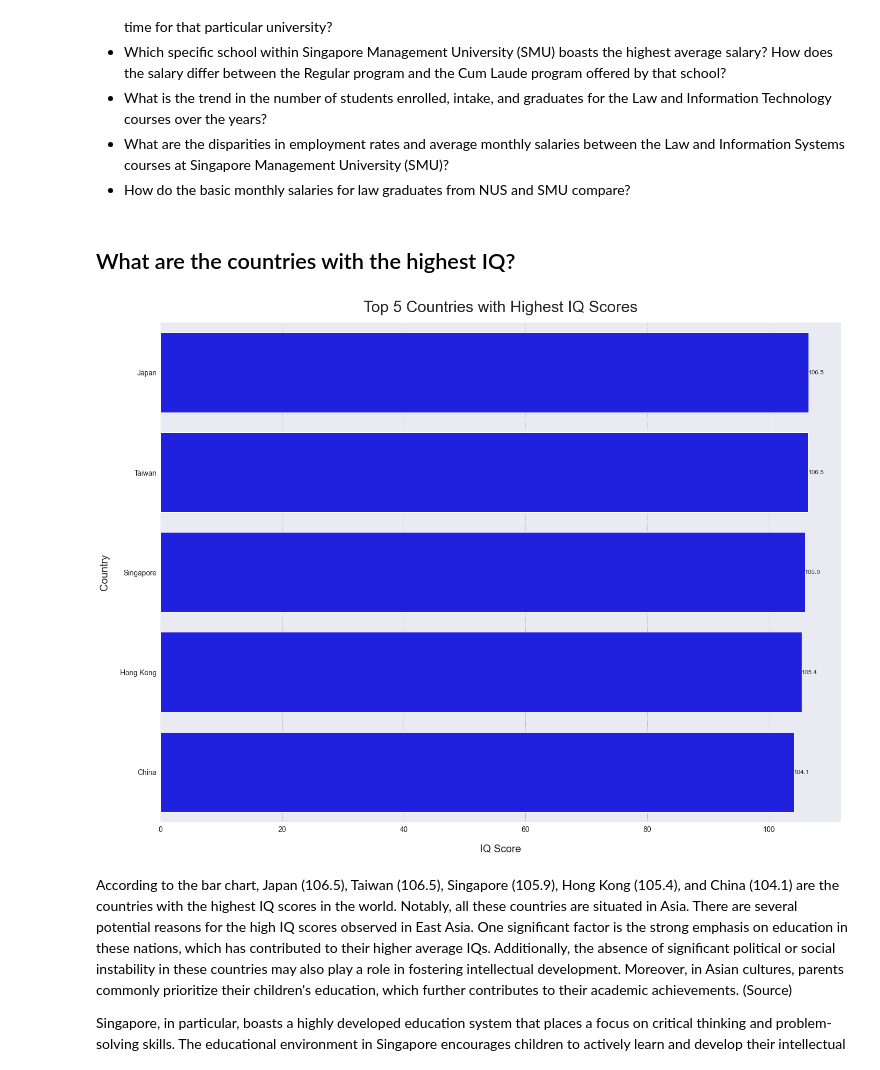
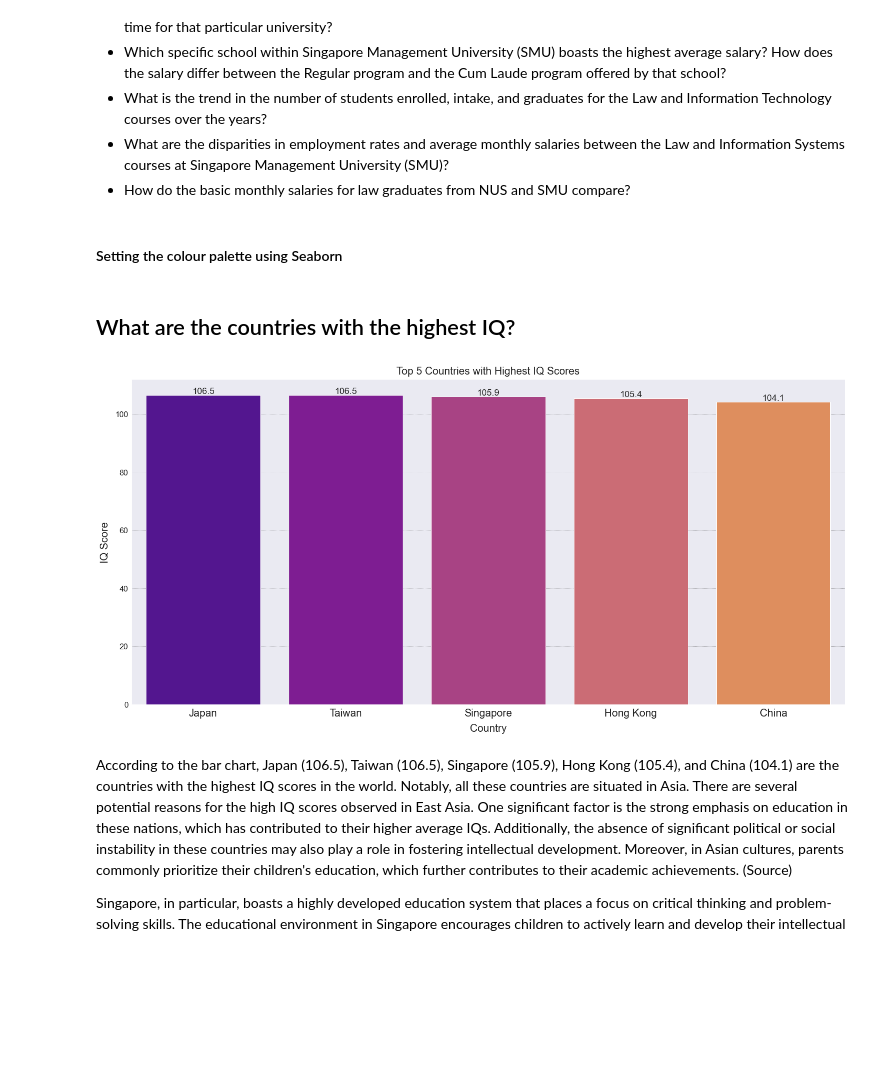
Before and after one commit to rajkaran27/PDS-CA2, a Jupyter notebook: CA2-new.ipynb, the cells around one changed output. Drawn from its saved outputs; the diff is of its cells as text; code cells hidden in the pictures; blank space fills up the shorter version.

```diff
--- a/CA2-new.ipynb
+++ b/CA2-new.ipynb
@@ -232,30 +240,40 @@ dtype: object
     <li>What are the disparities in employment rates and average monthly salaries between the Law and Information Systems courses at Singapore Management University (SMU)?</li>
     <li>How do the basic monthly salaries for law graduates from NUS and SMU compare?</li>
 </ul>
+# %% [markdown]
+#### Setting the colour palette using Seaborn
+# %%
+# setting the colour palette
+palette=sns.color_palette("plasma")
+palette2 = sns.color_palette("viridis")
 # %% [markdown]
 ## What are the countries with the highest IQ?
 # %%
+
+# Sort the IQ in descending order
 sort_iq = average_iq.sort_values(by='iq', ascending=False)
 top_5 = sort_iq.head(5)
 
-plt.figure(figsize=(20, 15))
+# Create the vertical bar plot
+plt.figure(figsize=(20, 10))
 sns.set_style("darkgrid", {"grid.color": ".3", "grid.linestyle": ":"})
-sns.barplot(x='iq', y='country', data=top_5, color='blue')
+sns.barplot(x='country', y='iq', data=top_5, palette=palette)
 
-plt.xlabel('IQ Score', fontsize=20, labelpad=20)
-plt.ylabel('Country', fontsize=20, labelpad=20)
-plt.title('Top 5 Countries with Highest IQ Scores', fontsize=30, pad=20)
-plt.grid(axis='x', linestyle='dotted', alpha=0.7)
-plt.xticks(fontsize=14)
-plt.yticks(fontsize=14)
+# Add labels and title
+plt.xlabel('Country', fontsize=20, labelpad=10)
+plt.ylabel('IQ Score', fontsize=20, labelpad=10)
+plt.title('Top 5 Countries with Highest IQ Scores', fontsize=20, pad=10)
+plt.grid(axis='y', linestyle='dotted', alpha=0.7)
+plt.xticks(fontsize=20)
+plt.yticks(fontsize=15)
 
 for index, value in enumerate(top_5['iq']):
-    plt.text(value, index, f'{value:.1f}', ha='left', va='center', fontsize=12)
+    plt.text(index, value, f'{value:.1f}', ha='center', va='bottom', fontsize=17)  # Adjusted text position
 
 plt.tight_layout()
 plt.show()
 # %% [output]
-[figure, old version]
+[figure, new version]
 # %% [markdown]
 According to the bar chart, Japan (106.5), Taiwan (106.5), Singapore (105.9), Hong Kong (105.4), and China (104.1) are the countries with the highest IQ scores in the world. Notably, all these countries are situated in Asia. There are several potential reasons for the high IQ scores observed in East Asia. One significant factor is the strong emphasis on education in these nations, which has contributed to their higher average IQs. Additionally, the absence of significant political or social instability in these countries may also play a role in fostering intellectual development. Moreover, in Asian cultures, parents commonly prioritize their children's education, which further contributes to their academic achievements. (<a src="https://edition.cnn.com/2015/10/05/asia/singapore-smartest-kids/index.html">Source</a>)
 
```
Also changed, not shown: parts of 19 cells of this notebook, 3 other files.
